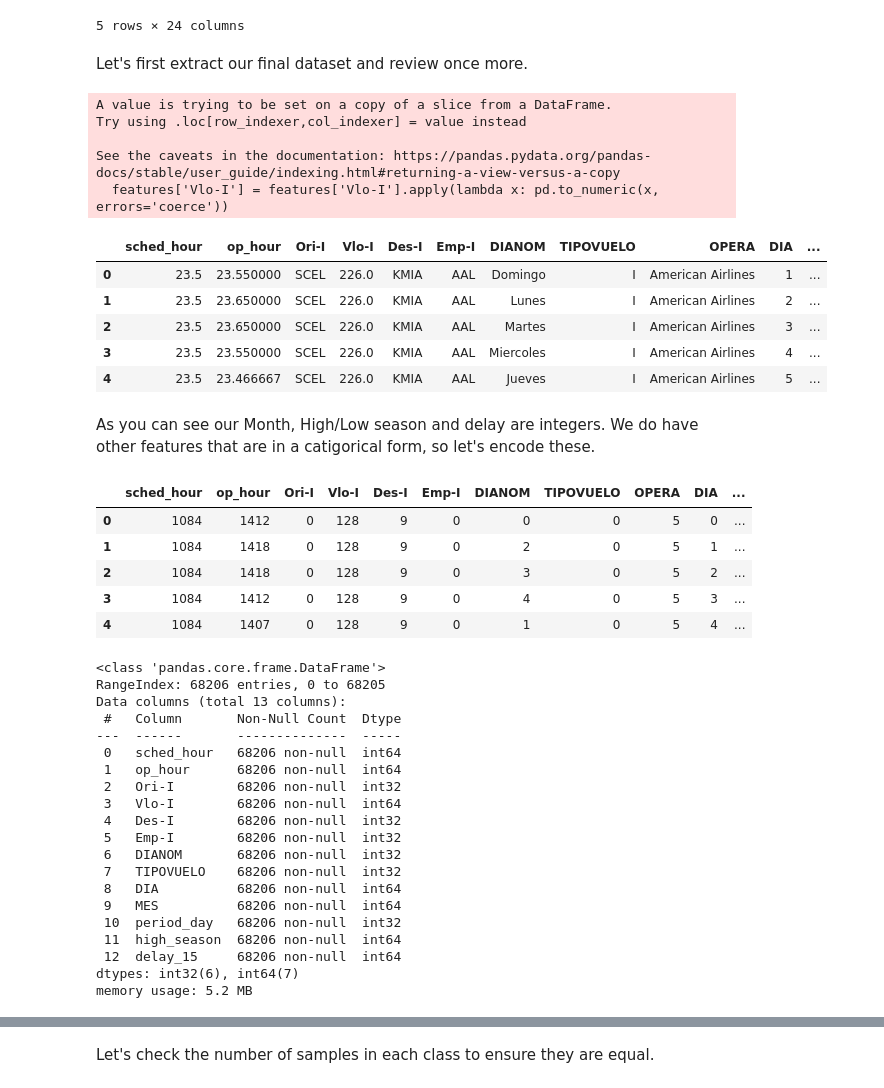
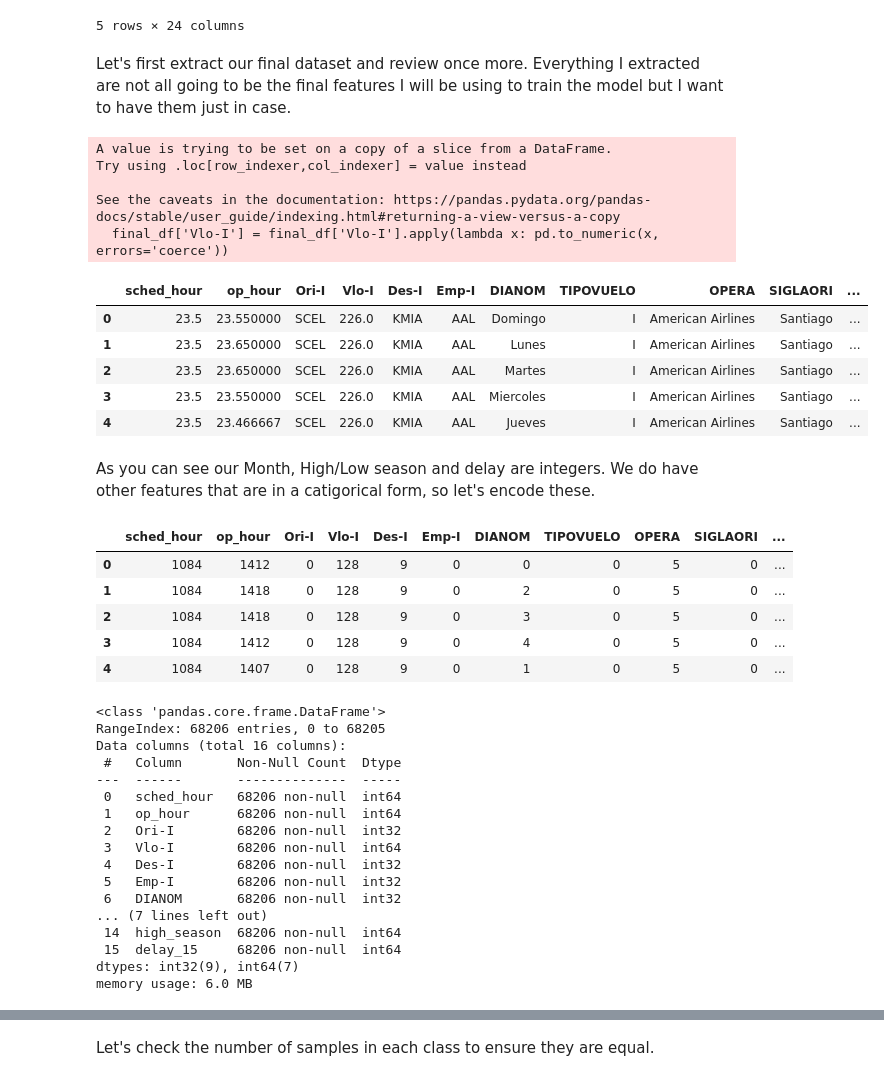
Before and after one commit to kevinmfreire/SCL_delays, a Jupyter notebook: notebook/solution.ipynb, the cells around one changed output, grey strips where cells are left out. Drawn from its saved outputs; the diff is of its cells as text; code cells hidden in the pictures.

```diff
--- a/notebook/solution.ipynb
+++ b/notebook/solution.ipynb
@@ -649,43 +650,43 @@ df_new.head()
 | 3 | 2017-01-04 23:30:00 | 226 | SCEL | KMIA | AAL | 2017-01-04 23:33:00 | 226 | SCEL | KMIA | AAL | ... | ... |
 | 4 | 2017-01-05 23:30:00 | 226 | SCEL | KMIA | AAL | 2017-01-05 23:28:00 | 226 | SCEL | KMIA | AAL | ... | ... |
 5 rows × 24 columns
-# %% [markdown]
-Let's first extract our final dataset and review once more.
+# %% [markdown]
+Let's first extract our final dataset and review once more.  Everything I extracted are not all going to be the final features I will be using to train the model but I want to have them just in case.
 # %%
-features = df_new[['sched_hour', 'op_hour', 'Ori-I', 'Vlo-I', 'Des-I', 'Emp-I', 'DIANOM', 'TIPOVUELO', 'OPERA', 'DIA', 'MES','period_day', 'high_season', 'delay_15']]
-features['Vlo-I'] = features['Vlo-I'].apply(lambda x: pd.to_numeric(x, errors='coerce'))
-features.head()
+final_df = df_new[['sched_hour', 'op_hour', 'Ori-I', 'Vlo-I', 'Des-I', 'Emp-I', 'DIANOM', 'TIPOVUELO', 'OPERA', 'SIGLAORI', 'SIGLADES', 'DIA', 'MES','period_day', 'high_season', 'delay_15']]
+final_df['Vlo-I'] = final_df['Vlo-I'].apply(lambda x: pd.to_numeric(x, errors='coerce'))
+final_df.head()
 # %% [output]
 A value is trying to be set on a copy of a slice from a DataFrame.
 Try using .loc[row_indexer,col_indexer] = value instead
 
 See the caveats in the documentation: https://pandas.pydata.org/pandas-docs/stable/user_guide/indexing.html#returning-a-view-versus-a-copy
-  features['Vlo-I'] = features['Vlo-I'].apply(lambda x: pd.to_numeric(x, errors='coerce'))
+  final_df['Vlo-I'] = final_df['Vlo-I'].apply(lambda x: pd.to_numeric(x, errors='coerce'))
-|  | sched_hour | op_hour | Ori-I | Vlo-I | Des-I | Emp-I | DIANOM | TIPOVUELO | OPERA | DIA | ... |
-| 0 | 23.5 | 23.550000 | SCEL | 226.0 | KMIA | AAL | Domingo | I | American Airlines | 1 | ... |
-| 1 | 23.5 | 23.650000 | SCEL | 226.0 | KMIA | AAL | Lunes | I | American Airlines | 2 | ... |
-| 2 | 23.5 | 23.650000 | SCEL | 226.0 | KMIA | AAL | Martes | I | American Airlines | 3 | ... |
-| 3 | 23.5 | 23.550000 | SCEL | 226.0 | KMIA | AAL | Miercoles | I | American Airlines | 4 | ... |
-| 4 | 23.5 | 23.466667 | SCEL | 226.0 | KMIA | AAL | Jueves | I | American Airlines | 5 | ... |
+|  | sched_hour | op_hour | Ori-I | Vlo-I | Des-I | Emp-I | DIANOM | TIPOVUELO | OPERA | SIGLAORI | ... |
+| 0 | 23.5 | 23.550000 | SCEL | 226.0 | KMIA | AAL | Domingo | I | American Airlines | Santiago | ... |
+| 1 | 23.5 | 23.650000 | SCEL | 226.0 | KMIA | AAL | Lunes | I | American Airlines | Santiago | ... |
+| 2 | 23.5 | 23.650000 | SCEL | 226.0 | KMIA | AAL | Martes | I | American Airlines | Santiago | ... |
+| 3 | 23.5 | 23.550000 | SCEL | 226.0 | KMIA | AAL | Miercoles | I | American Airlines | Santiago | ... |
+| 4 | 23.5 | 23.466667 | SCEL | 226.0 | KMIA | AAL | Jueves | I | American Airlines | Santiago | ... |
 # %% [markdown]
 As you can see our Month, High/Low season and delay are integers.  We do have other features that are in a catigorical form, so let's encode these.
 # %%
 le = preprocessing.LabelEncoder()
-final_df = features.apply(le.fit_transform)
-final_df.head()
+features = final_df.apply(le.fit_transform)
+features.head()
 # %% [output]
-|  | sched_hour | op_hour | Ori-I | Vlo-I | Des-I | Emp-I | DIANOM | TIPOVUELO | OPERA | DIA | ... |
+|  | sched_hour | op_hour | Ori-I | Vlo-I | Des-I | Emp-I | DIANOM | TIPOVUELO | OPERA | SIGLAORI | ... |
 | 0 | 1084 | 1412 | 0 | 128 | 9 | 0 | 0 | 0 | 5 | 0 | ... |
-| 1 | 1084 | 1418 | 0 | 128 | 9 | 0 | 2 | 0 | 5 | 1 | ... |
-| 2 | 1084 | 1418 | 0 | 128 | 9 | 0 | 3 | 0 | 5 | 2 | ... |
-| 3 | 1084 | 1412 | 0 | 128 | 9 | 0 | 4 | 0 | 5 | 3 | ... |
-| 4 | 1084 | 1407 | 0 | 128 | 9 | 0 | 1 | 0 | 5 | 4 | ... |
+| 1 | 1084 | 1418 | 0 | 128 | 9 | 0 | 2 | 0 | 5 | 0 | ... |
+| 2 | 1084 | 1418 | 0 | 128 | 9 | 0 | 3 | 0 | 5 | 0 | ... |
+| 3 | 1084 | 1412 | 0 | 128 | 9 | 0 | 4 | 0 | 5 | 0 | ... |
+| 4 | 1084 | 1407 | 0 | 128 | 9 | 0 | 1 | 0 | 5 | 0 | ... |
 # %%
-final_df.info()
+features.info()
 # %% [output]
 <class 'pandas.core.frame.DataFrame'>
 RangeIndex: 68206 entries, 0 to 68205
-Data columns (total 13 columns):
+Data columns (total 16 columns):
  #   Column       Non-Null Count  Dtype
 ---  ------       --------------  -----
  0   sched_hour   68206 non-null  int64
@@ -695,14 +696,11 @@ Data columns (total 13 columns):
  4   Des-I        68206 non-null  int32
  5   Emp-I        68206 non-null  int32
  6   DIANOM       68206 non-null  int32
- 7   TIPOVUELO    68206 non-null  int32
- 8   DIA          68206 non-null  int64
- 9   MES          68206 non-null  int64
- 10  period_day   68206 non-null  int32
- 11  high_season  68206 non-null  int64
- 12  delay_15     68206 non-null  int64
-dtypes: int32(6), int64(7)
-memory usage: 5.2 MB
+... (7 lines left out)
+ 14  high_season  68206 non-null  int64
+ 15  delay_15     68206 non-null  int64
+dtypes: int32(9), int64(7)
+memory usage: 6.0 MB
 # %% [markdown]
 As mentioned earlier the dataset is imblanaced, the majority of values in the target variable belong to a single class. Most flights did not experience delays, only about 18.15% did.
 
```
Also changed, not shown: parts of 44 cells of this notebook, 1 other file.
